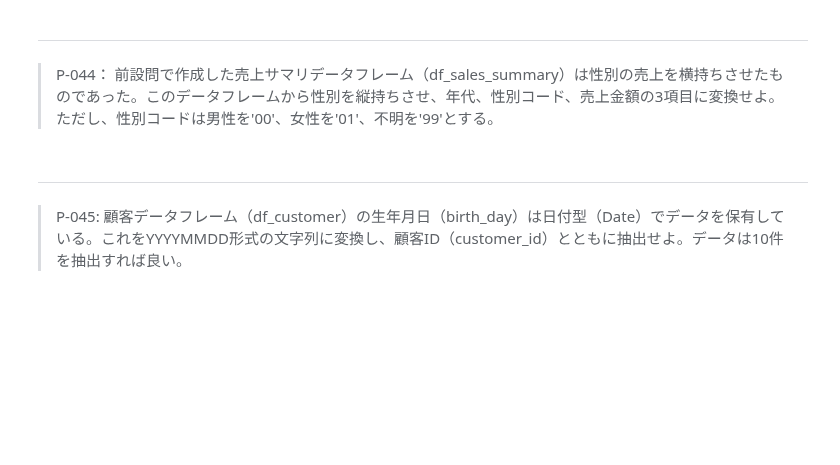
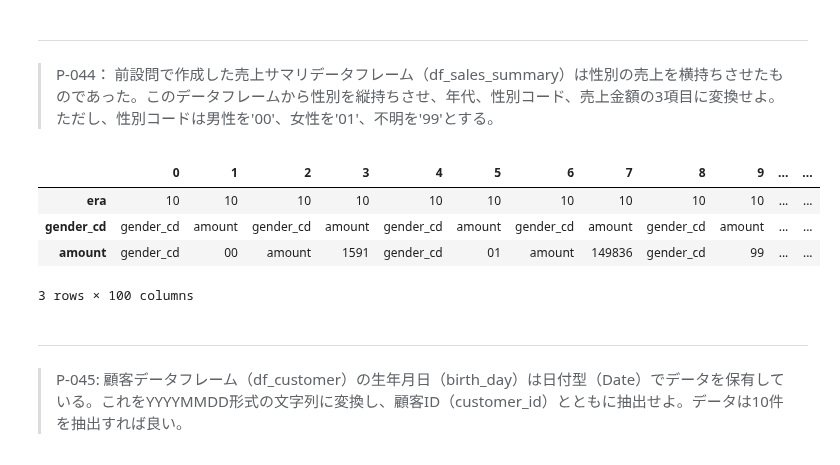
Before and after one commit to yohata1013/koan, a Jupyter notebook: 100knock/submit/yukario/100_knock_Python(yukario).ipynb, the cells around one changed output. Saved outputs shown, nothing was run; the diff lists cells and outputs as text; code cells hidden in the pictures; blank space fills up the shorter version.

```diff
--- a/100knock/submit/yukario/100_knock_Python(yukario).ipynb
+++ b/100knock/submit/yukario/100_knock_Python(yukario).ipynb
@@ -950,11 +996,14 @@ df_sales_summary
 # %% [markdown]
 ---
 > P-044： 前設問で作成した売上サマリデータフレーム（df_sales_summary）は性別の売上を横持ちさせたものであった。このデータフレームから性別を縦持ちさせ、年代、性別コード、売上金額の3項目に変換せよ。ただし、性別コードは男性を'00'、女性を'01'、不明を'99'とする。
-# %%
-df_sales_summary = df_sales_summary.set_index('era'). \
-        stack().reset_index().replace({'female':'01',
-                                        'male':'00',
-                                        'unknown':'99'}).rename(columns={'level_1':'gender_cd', 0: 'amount'})
+# %%
+df_sales_summary.T
+# %% [output]
+|  | 0 | 1 | 2 | 3 | 4 | 5 | 6 | 7 | 8 | 9 | ... | ... |
+| era | 10 | 10 | 10 | 10 | 10 | 10 | 10 | 10 | 10 | 10 | ... | ... |
+| gender_cd | gender_cd | amount | gender_cd | amount | gender_cd | amount | gender_cd | amount | gender_cd | amount | ... | ... |
+| amount | gender_cd | 00 | amount | 1591 | gender_cd | 01 | amount | 149836 | gender_cd | 99 | ... | ... |
+3 rows × 100 columns
 # %% [markdown]
 ---
 > P-045: 顧客データフレーム（df_customer）の生年月日（birth_day）は日付型（Date）でデータを保有している。これをYYYYMMDD形式の文字列に変換し、顧客ID（customer_id）とともに抽出せよ。データは10件を抽出すれば良い。
```
Also changed, not shown: parts of 12 cells of this notebook.
